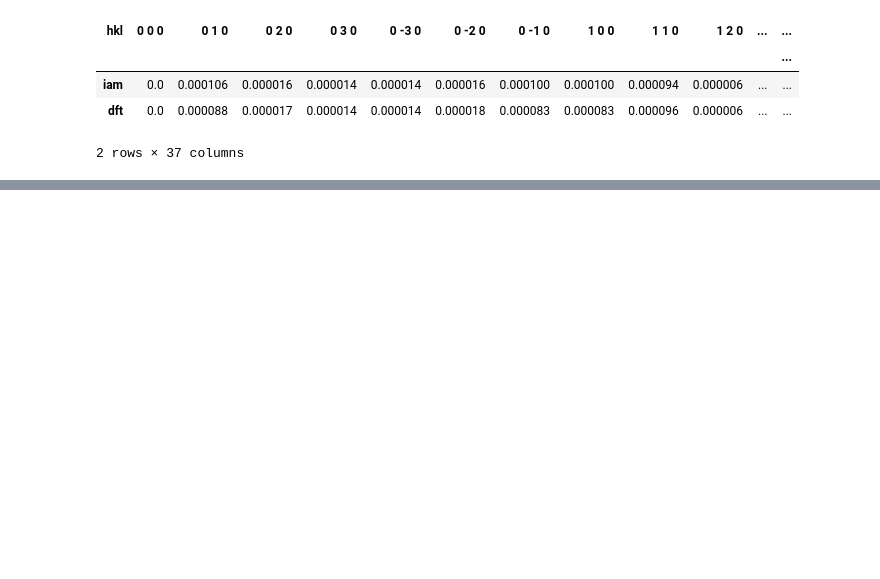
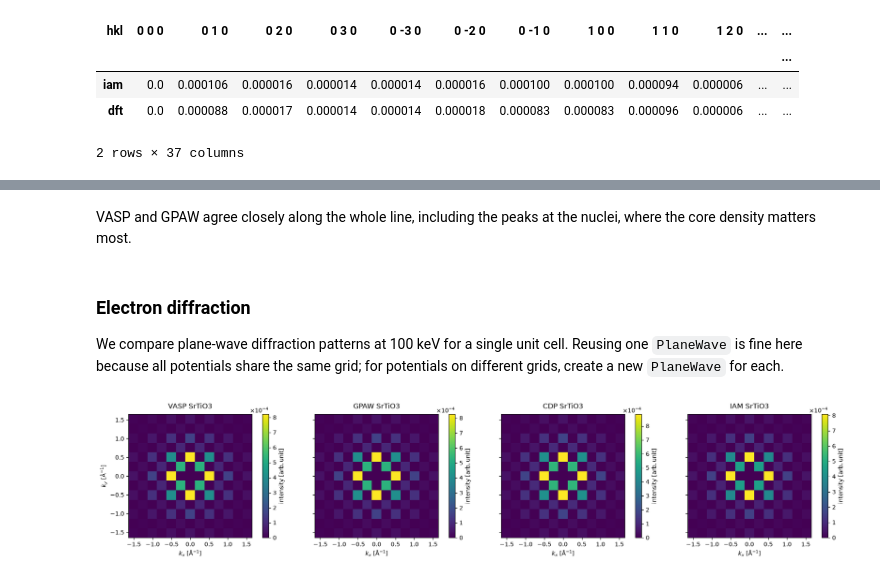
Before and after one commit to abTEM/doc, a Jupyter notebook: docs/user_guide/tutorials/charge_density.ipynb, the cells around one changed output, grey strips where cells are left out. Cells and saved outputs as stored; diff of their text form; code cells hidden in the pictures; blank space fills up the shorter version.

```diff
--- a/docs/user_guide/tutorials/charge_density.ipynb
+++ b/docs/user_guide/tutorials/charge_density.ipynb
@@ -219,0 +477,37 @@ Check back for more...
+# %% [markdown]
+VASP and GPAW agree closely along the whole line, including the peaks at the nuclei, where the core density matters most.
+# %% [markdown]
+### Electron diffraction
+
+We compare plane-wave diffraction patterns at 100 keV for a single unit cell. Reusing one `PlaneWave` is fine here
+because all potentials share the same grid; for potentials on different grids, create a new `PlaneWave` for each.
+# %%
+planewave = abtem.PlaneWave(energy=100e3)
+
+diffraction_vasp = (
+    planewave.multislice(vasp_pot)
+    .diffraction_patterns(block_direct=True, max_angle=50)
+    .compute()
+)
+diffraction_gpaw = (
+    planewave.multislice(gpaw_pot)
+    .diffraction_patterns(block_direct=True, max_angle=50)
+    .compute()
+)
+diffraction_iam = (
+    planewave.multislice(iam_pot)
+    .diffraction_patterns(block_direct=True, max_angle=50)
+    .compute()
+)
+diffraction_chg = (
+    planewave.multislice(chg_pot)
+    .diffraction_patterns(block_direct=True, max_angle=50)
+    .compute()
+)
+
+material = "SrTiO3"
+
+stacked = abtem.stack([diffraction_vasp, diffraction_gpaw, diffraction_chg, diffraction_iam], (f"VASP {material}", f"GPAW {material}", f"CDP {material}", f"IAM {material}"))
+stacked.show(explode=True, common_color_scale=False, cbar=True, figsize=(20, 10));
+# %% [output]
+[figure, added]
```
Also changed, not shown: parts of 30 cells of this notebook.
